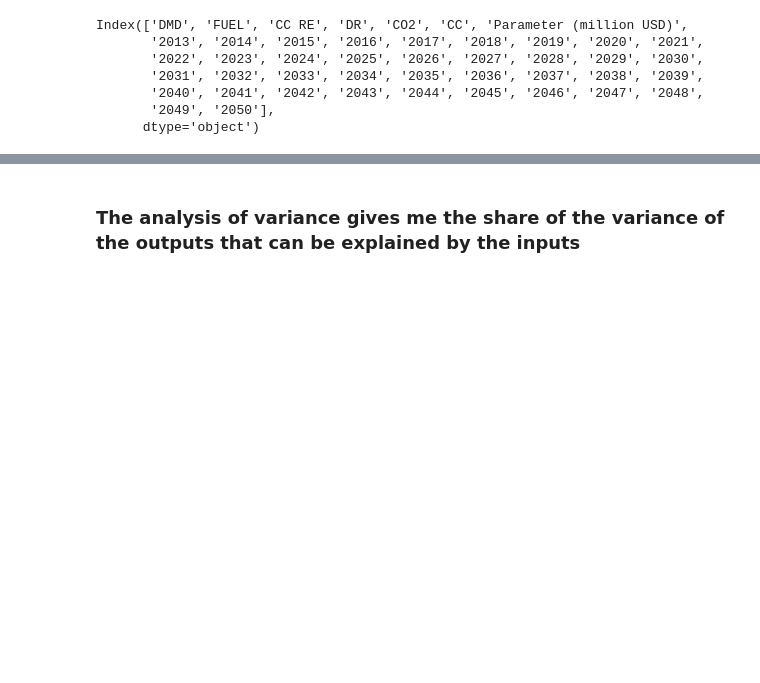
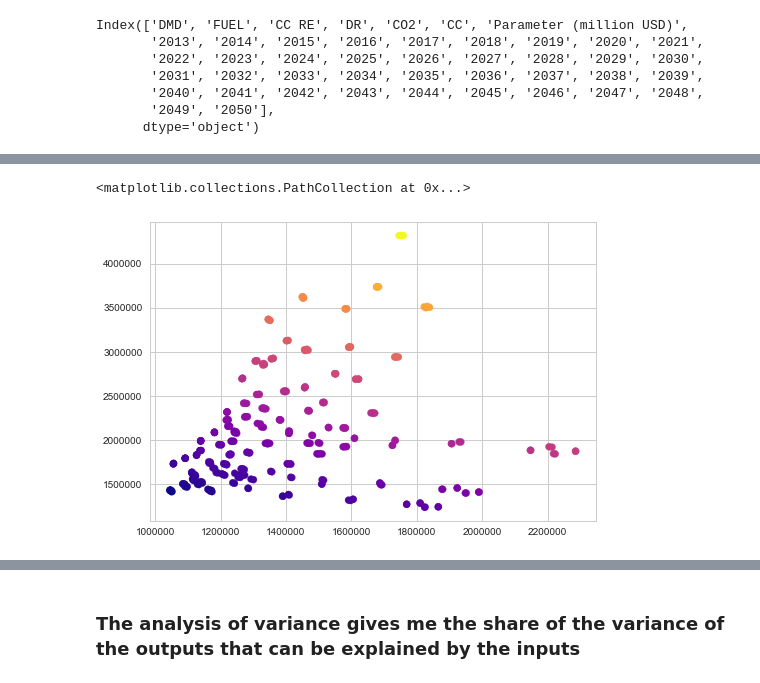
Before and after one commit to julierozenberg/KTH_energy_scenarios, a Jupyter notebook: scenario discovery.ipynb, the cells around one changed output, grey strips where cells are left out. Cells and saved outputs as stored; diff of their text form; code cells hidden in the pictures; blank space fills up the shorter version.

```diff
--- a/scenario discovery.ipynb
+++ b/scenario discovery.ipynb
@@ -79,0 +79,2 @@ sns.pairplot(new_data[['CapitalInvestment','AnnualFixedOperatingCost','AnnualVar
+# %%
+new_data['annual_cost'] = new_data[['AnnualFixedOperatingCost','AnnualVariableOperatingCost']].sum(axis=1)
@@ -79,0 +165,5 @@ sns.pairplot(new_data[['CapitalInvestment','AnnualFixedOperatingCost','AnnualVar
+# %%
+plt.scatter(new_data.annual_cost,new_data.CapitalInvestment,c=new_data.tot_cost,cmap="plasma")
+# %% [output]
+<matplotlib.collections.PathCollection at 0x...>
+[figure, added]
```
Also changed, not shown: parts of 18 cells of this notebook.
